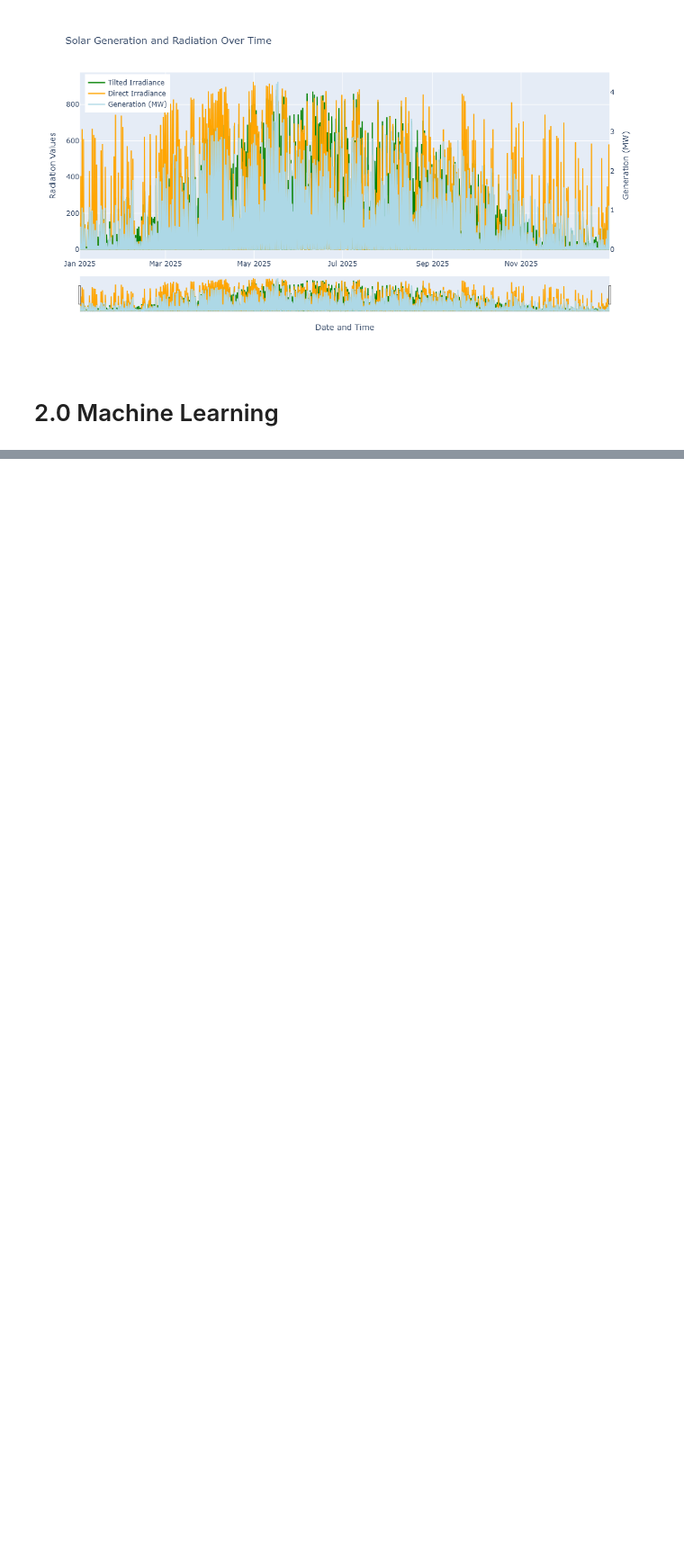
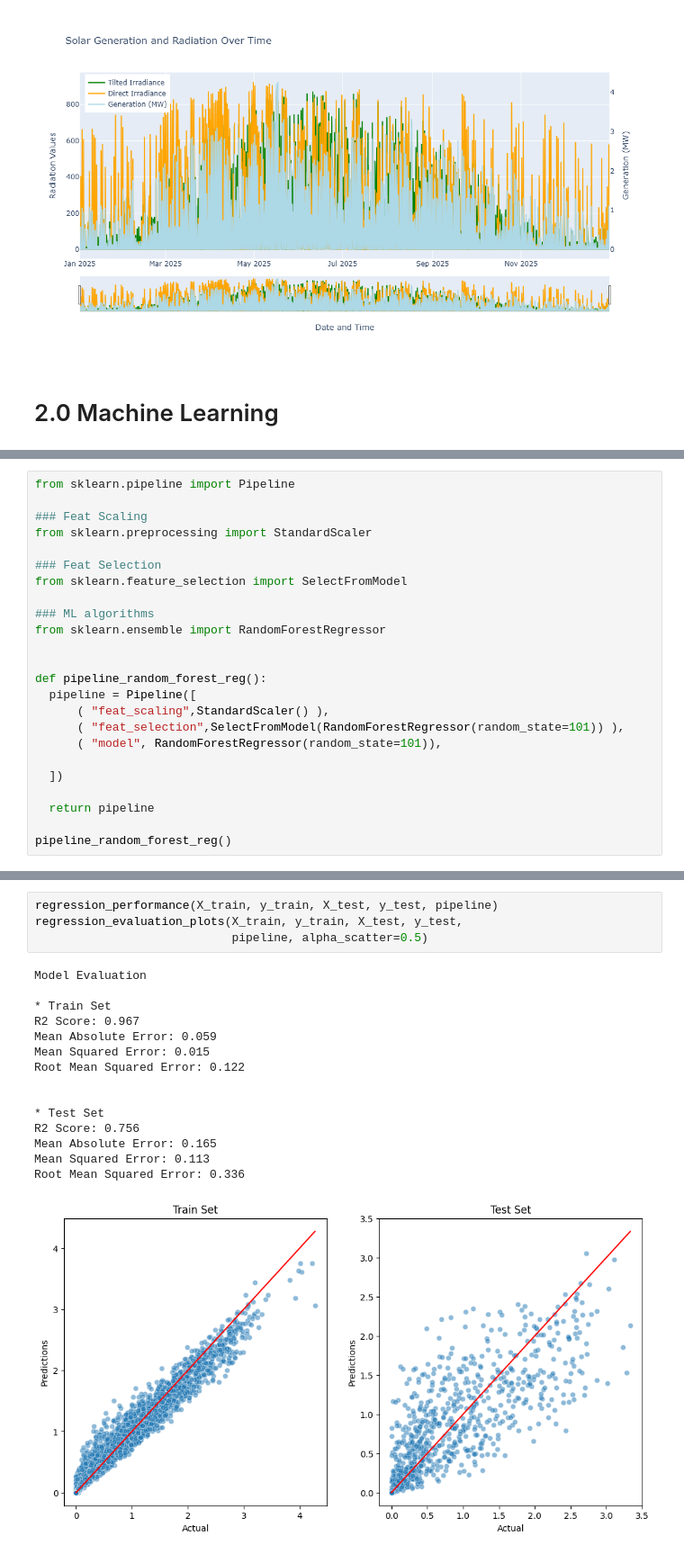
Before and after one commit to samhsforrest-collab/UK-Embedded-Solar-2026, a Jupyter notebook: notebooks/4.workings_weather_and_generation_continued.ipynb, the cells around one changed output, grey strips where cells are left out. Shown at 90% size. Drawn from its saved outputs; the diff is of its cells as text; blank space fills up the shorter version.

```diff
--- a/notebooks/4.workings_weather_and_generation_continued.ipynb
+++ b/notebooks/4.workings_weather_and_generation_continued.ipynb
@@ -556,0 +507,24 @@ print(output)
+# %%
+from sklearn.pipeline import Pipeline
+
+### Feat Scaling
+from sklearn.preprocessing import StandardScaler
+
+### Feat Selection
+from sklearn.feature_selection import SelectFromModel
+
+### ML algorithms
+from sklearn.ensemble import RandomForestRegressor
+
+
+def pipeline_random_forest_reg():
+  pipeline = Pipeline([
+      ( "feat_scaling",StandardScaler() ),
+      ( "feat_selection",SelectFromModel(RandomForestRegressor(random_state=101)) ),
+      ( "model", RandomForestRegressor(random_state=101)),
+
+  ])
+
+  return pipeline
+
+pipeline_random_forest_reg()
@@ -556,0 +624,20 @@ print(output)
+# %%
+regression_performance(X_train, y_train, X_test, y_test, pipeline)
+regression_evaluation_plots(X_train, y_train, X_test, y_test,
+                            pipeline, alpha_scatter=0.5)
+# %% [output]
+Model Evaluation
+
+* Train Set
+R2 Score: 0.967
+Mean Absolute Error: 0.059
+Mean Squared Error: 0.015
+Root Mean Squared Error: 0.122
+
+
+* Test Set
+R2 Score: 0.756
+Mean Absolute Error: 0.165
+Mean Squared Error: 0.113
+Root Mean Squared Error: 0.336
+[figure, added]
```
Also changed, not shown: parts of 17 cells of this notebook, 1 other file.
